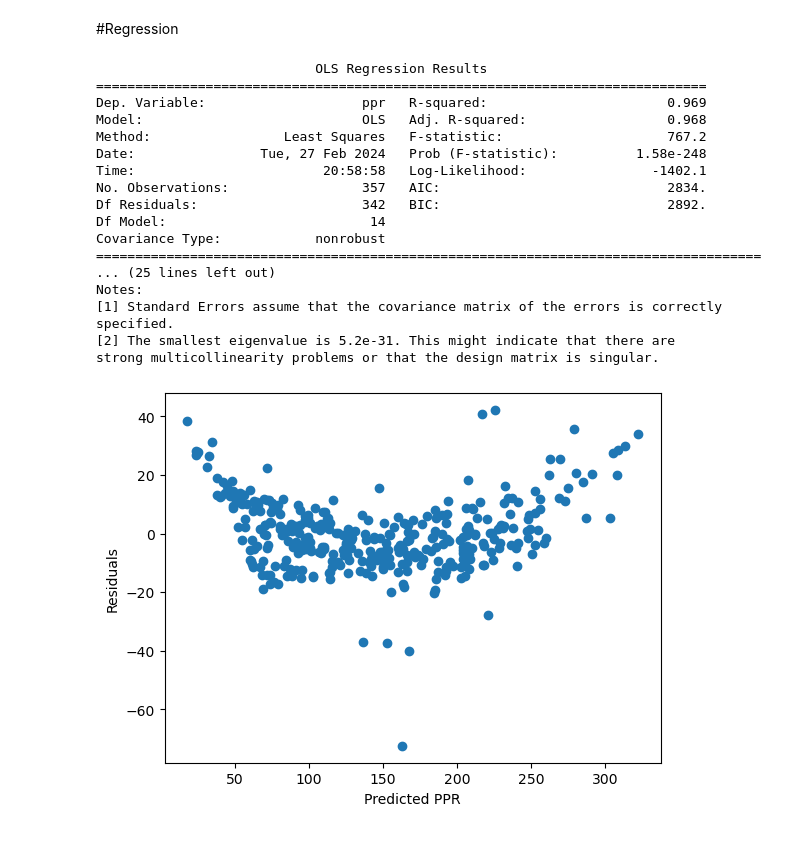
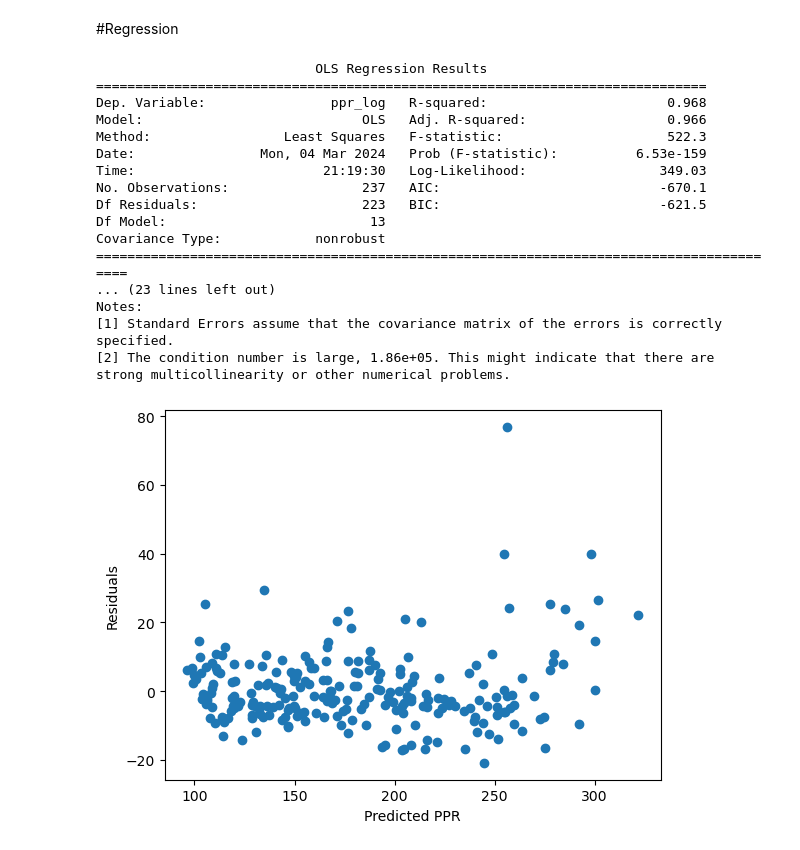
Before and after one commit to jackcoombs/fantasy-football, a Jupyter notebook: running_backs.ipynb, the cells around one changed output. Drawn from its saved outputs; the diff is of its cells as text; code cells hidden in the pictures.

Commit message:
updated transformations for independent variables

```diff
--- a/running_backs.ipynb
+++ b/running_backs.ipynb
@@ -95,17 +97,17 @@ sns.heatmap(corr_matrix, annot=True, cmap='coolwarm', fmt=".2f", mask=mask)
 # %%
 #select just per game metrics
 rb_g = rb.loc[:,['player','ppr','g','gs','rushing_yds_att','rushing_yds_g','rushing_att_g','rushing_td_g',
-                'receiving_yds_rec','receiving_rec_g','receiving_yds_g','receiving_tgt_g','receiving_td_g','td_g']]
+                'receiving_yds_rec','receiving_rec_g','receiving_yds_g','receiving_tgt_g','receiving_td_g','age','posrank']]
 # %%
 # Select the column for which scatterplots will be created
 selected_column = 'ppr'
-rb_scatter = rb_g.iloc[:,1:13] #exclude the players name column
+rb_scatter = rb_g.iloc[:,1:15] #exclude the players name column
 
 num_cols = len(rb_scatter.columns) - 1
 num_rows = num_cols // 2 if num_cols % 2 == 0 else num_cols // 2 + 1
 
 # Create scatterplots in a grid
-fig, axes = plt.subplots(num_rows, 2, figsize=(12, 14))
+fig, axes = plt.subplots(num_rows, 2, figsize=(12, 15))
 
 # Flatten the axes array to make indexing easier
 axes = axes.flatten()
@@ -140,8 +142,8 @@ Name: ppr, dtype: float64
 # %%
 #remove outliers
 
-#There is a large cluster of players between 0-50 ppr that the model is having trouble predict, so remove them. Also remove christian mccaffrey as his ppr total is a heavy outlier
-rb_g = rb_g.loc[rb_g['ppr']>50]
+#There is a large cluster of players between 0-100 ppr that the model is having trouble predicting. For this exercise, remove them
+rb_g = rb_g.loc[rb_g['ppr']>100]
 
 #remove outlier ppr players based on IQR
 def remove_outliers_iqr(df, column):
@@ -157,15 +159,24 @@ def remove_outliers_iqr(df, column):
 for column in rb_g.loc[:,['ppr']]:
     rb_g = remove_outliers_iqr(rb_g,column)
 
-#apply transformations to key metrics. td metrics look to have exponential relationship with ppr
-rb_g['td_g_sq'] = rb_g['td_g']**2
-rb_g['rushing_td_g_sq'] = rb_g['rushing_td_g']**2
-rb_g['receiving_td_g_sq'] = rb_g['receiving_td_g']**2
+#due to non-linear scatter plots, apply transformations to metrics. apply log to dependant variable
+rb_g['g_log'] = np.log(rb_g['g'])
+rb_g['gs_sqrt'] = np.sqrt(rb_g['gs'])
+rb_g['rushing_td_g_sqrt'] = np.sqrt(rb_g['rushing_td_g'])
+rb_g['rushing_yds_att_log'] = np.log(rb_g['rushing_yds_att'])
+rb_g['rushing_yds_g_log'] = np.log(rb_g['rushing_yds_g'])
+rb_g['rushing_att_g_log'] = np.log(rb_g['rushing_att_g'])
+rb_g['receiving_td_g_sqrt'] = np.sqrt(rb_g['receiving_td_g'])
+rb_g['receiving_tgt_g_log'] = np.log(rb_g['receiving_tgt_g'])
+rb_g['receiving_rec_g_log'] = np.log(rb_g['receiving_rec_g'])
+rb_g['receiving_yds_g_log'] = np.log(rb_g['receiving_yds_g'])
+rb_g['receiving_yds_rec_log'] = np.log(rb_g['receiving_yds_rec'])
+rb_g['ppr_log'] = np.log(rb_g['ppr'])
 # %% [markdown]
 #Regression
 # %%
-X = rb_g.iloc[:,np.r_[2:17]]
-y = rb_g['ppr']
+X = rb_g.iloc[:,np.r_[13:26]]
+y = rb_g['ppr_log']
 X = sm.add_constant(X)
 
 result = sm.OLS(y,X).fit()
@@ -173,34 +184,36 @@ print(result.summary())
 # %% [output]
                             OLS Regression Results
 ==============================================================================
-Dep. Variable:                    ppr   R-squared:                       0.969
-Model:                            OLS   Adj. R-squared:                  0.968
-Method:                 Least Squares   F-statistic:                     767.2
-Date:                Tue, 27 Feb 2024   Prob (F-statistic):          1.58e-248
-Time:                        20:58:58   Log-Likelihood:                -1402.1
-No. Observations:                 357   AIC:                             2834.
-Df Residuals:                     342   BIC:                             2892.
-Df Model:                          14
+Dep. Variable:                ppr_log   R-squared:                       0.968
+Model:                            OLS   Adj. R-squared:                  0.966
+Method:                 Least Squares   F-statistic:                     522.3
+Date:                Mon, 04 Mar 2024   Prob (F-statistic):          6.53e-159
+Time:                        21:19:30   Log-Likelihood:                 349.03
+No. Observations:                 237   AIC:                            -670.1
+Df Residuals:                     223   BIC:                            -621.5
+Df Model:                          13
 Covariance Type:            nonrobust
-=====================================================================================
-... (25 lines left out)
+=========================================================================================
+... (23 lines left out)
 Notes:
 [1] Standard Errors assume that the covariance matrix of the errors is correctly specified.
-[2] The smallest eigenvalue is 5.2e-31. This might indicate that there are
-strong multicollinearity problems or that the design matrix is singular.
+[2] The condition number is large, 1.86e+05. This might indicate that there are
+strong multicollinearity or other numerical problems.
 # %%
-rb_g['ppr_predict'] = result.predict(X)
+rb_g['ppr_log_predict'] = result.predict(X)
+
+rb_g['ppr_predict'] = np.e**rb_g['ppr_log_predict']
 
 rb_g['residuals'] = rb_g['ppr'] - rb_g['ppr_predict']
 
 # Create residual plot
 plt.scatter(rb_g['ppr_predict'],rb_g['residuals'])
 plt.xlabel('Predicted PPR')
 plt.ylabel('Residuals')
 
 plt.show()
 # %% [output]
-[figure, old version]
+[figure, new version]
 # %%
 rb_g['residuals'].hist(bins=15)
 # %% [output]
```
Also changed, not shown: parts of 8 cells of this notebook.
